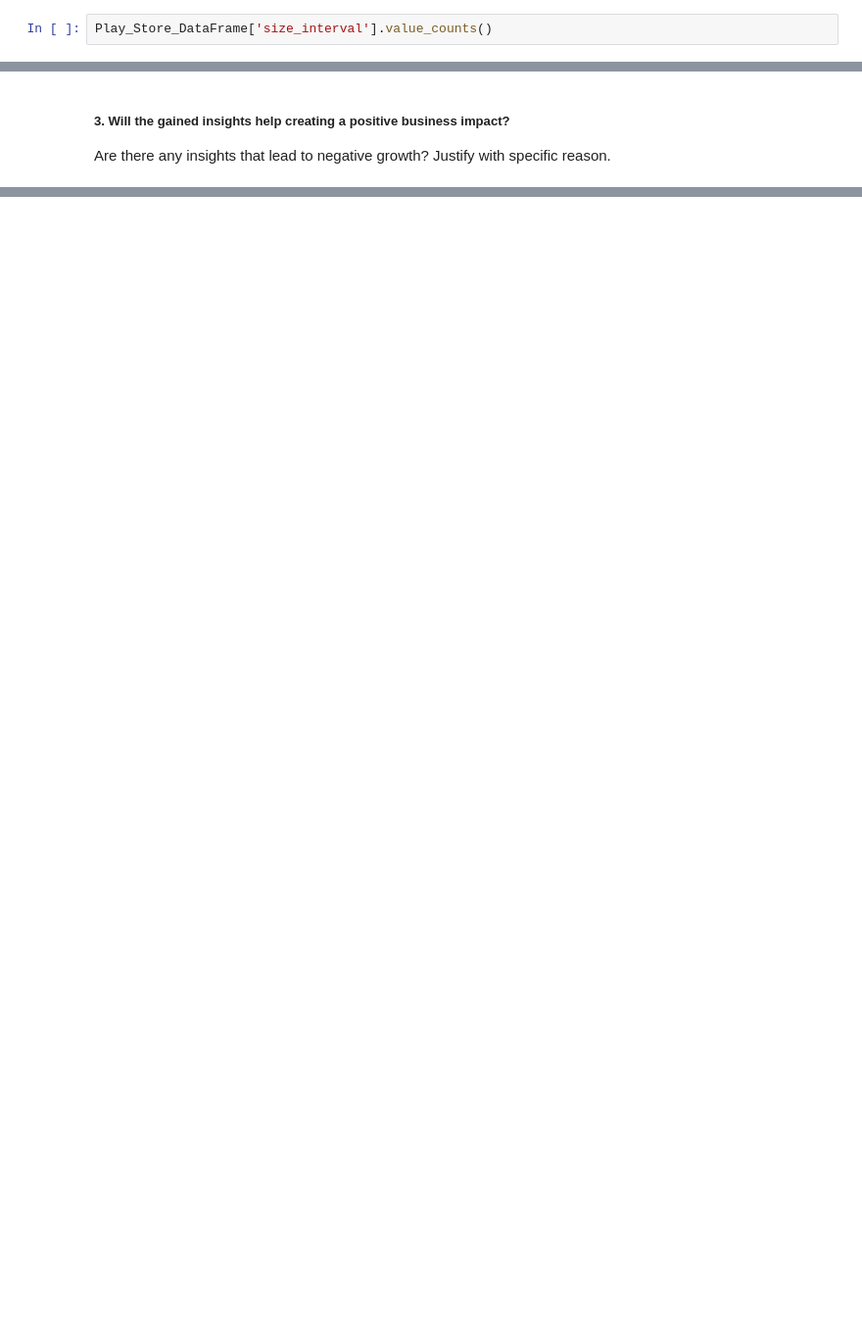
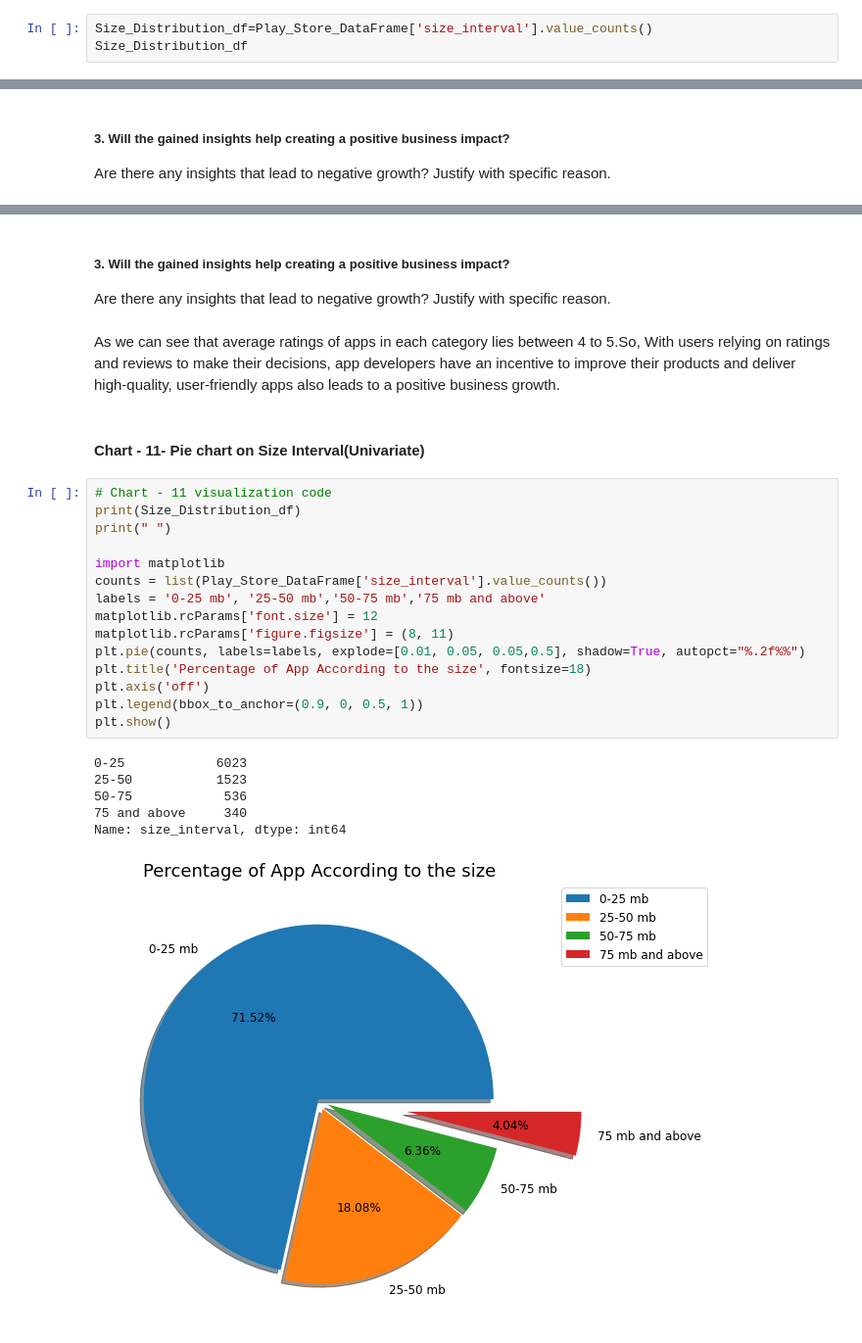
Before and after one commit to MohammadSarim/Capstone-Project-1-Play-Store-App-Review-Analysis, a Jupyter notebook: Capstone_Project_EDA_(PlayStore_App_Review_Analysis).ipynb, the cells around one changed output, grey strips where cells are left out. Shown at 98% size. Saved outputs shown, nothing was run; the diff lists cells and outputs as text; blank space fills up the shorter version.

```diff
--- a/Capstone_Project_EDA_(PlayStore_App_Review_Analysis).ipynb
+++ b/Capstone_Project_EDA_(PlayStore_App_Review_Analysis).ipynb
@@ -1163,7 +1163,8 @@ Play_Store_DataFrame.head(5)
 | 3 | Sketch - Draw & Paint | ART_AND_DESIGN | 4.5 | 215644 | 25.0 | 50000000 | Free | 0.0 | Teen | Art & Design | ... |
 | 4 | Pixel Draw - Number Art Coloring ... | ART_AND_DESIGN | 4.3 | 967 | 2.8 | 100000 | Free | 0.0 | Everyone | Art & Design;Creativity | ... |
 # %%
-Play_Store_DataFrame['size_interval'].value_counts()
+Size_Distribution_df=Play_Store_DataFrame['size_interval'].value_counts()
+Size_Distribution_df
 # %% [output]
 0-25            6023
 25-50           1523
@@ -1718,0 +1791,29 @@ Are there any insights that lead to negative growth? Justify with specific reaso
+# %% [markdown]
+##### 3. Will the gained insights help creating a positive business impact?
+Are there any insights that lead to negative growth? Justify with specific reason.
+# %% [markdown]
+As we can see that average ratings of apps in each category lies between 4 to 5.So, With users relying on ratings and reviews to make their decisions, app developers have an incentive to improve their products and deliver high-quality, user-friendly apps also leads to a positive business growth.
+# %% [markdown]
+#### Chart - 11- Pie chart on Size Interval(Univariate)
+# %%
+# Chart - 11 visualization code
+print(Size_Distribution_df)
+print(" ")
+
+import matplotlib
+counts = list(Play_Store_DataFrame['size_interval'].value_counts())
+labels = '0-25 mb', '25-50 mb','50-75 mb','75 mb and above'
+matplotlib.rcParams['font.size'] = 12
+matplotlib.rcParams['figure.figsize'] = (8, 11)
+plt.pie(counts, labels=labels, explode=[0.01, 0.05, 0.05,0.5], shadow=True, autopct="%.2f%%")
+plt.title('Percentage of App According to the size', fontsize=18)
+plt.axis('off')
+plt.legend(bbox_to_anchor=(0.9, 0, 0.5, 1))
+plt.show()
+# %% [output]
+0-25            6023
+25-50           1523
+50-75            536
+75 and above     340
+Name: size_interval, dtype: int64
+[figure, added]
```
Also changed, not shown: parts of 81 cells of this notebook.
